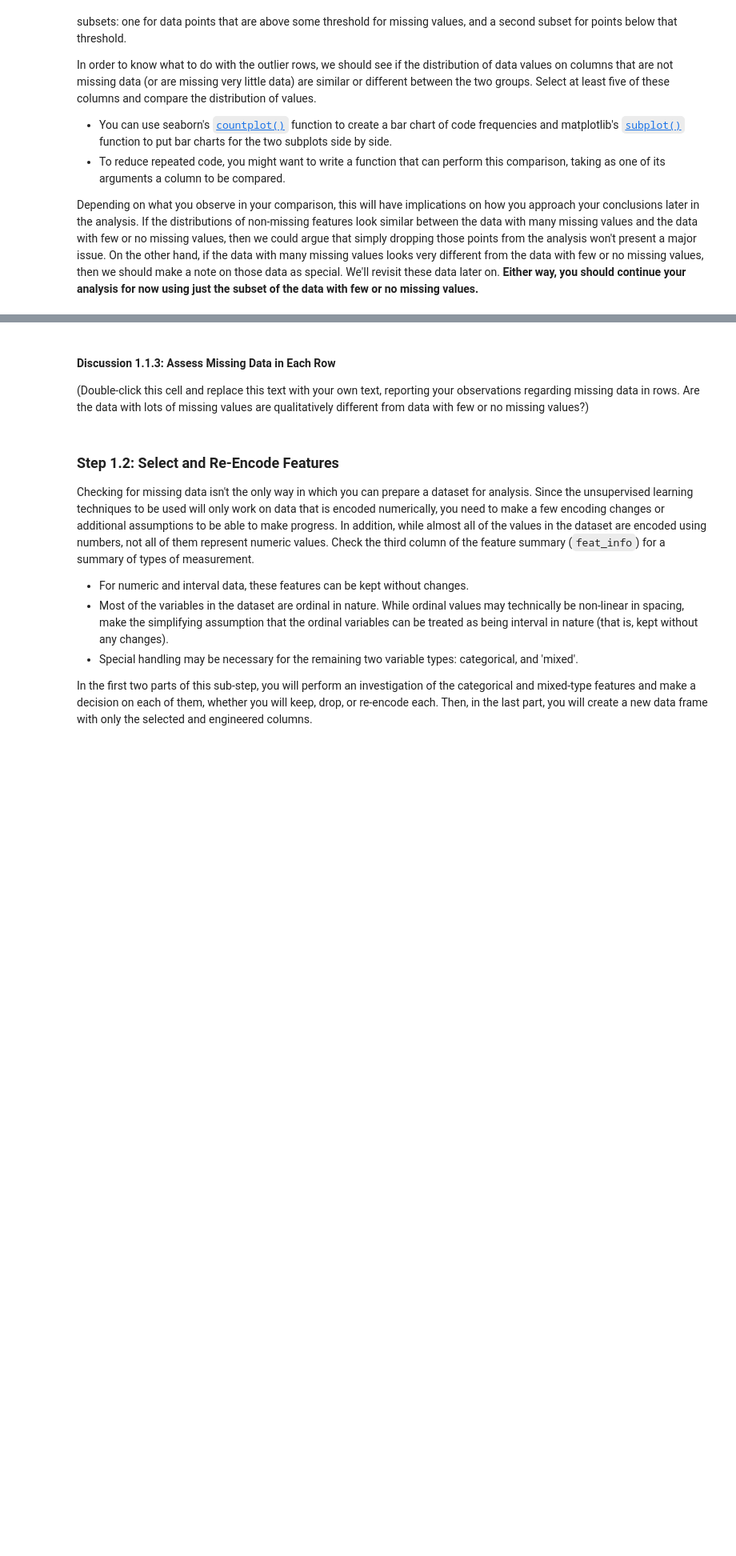
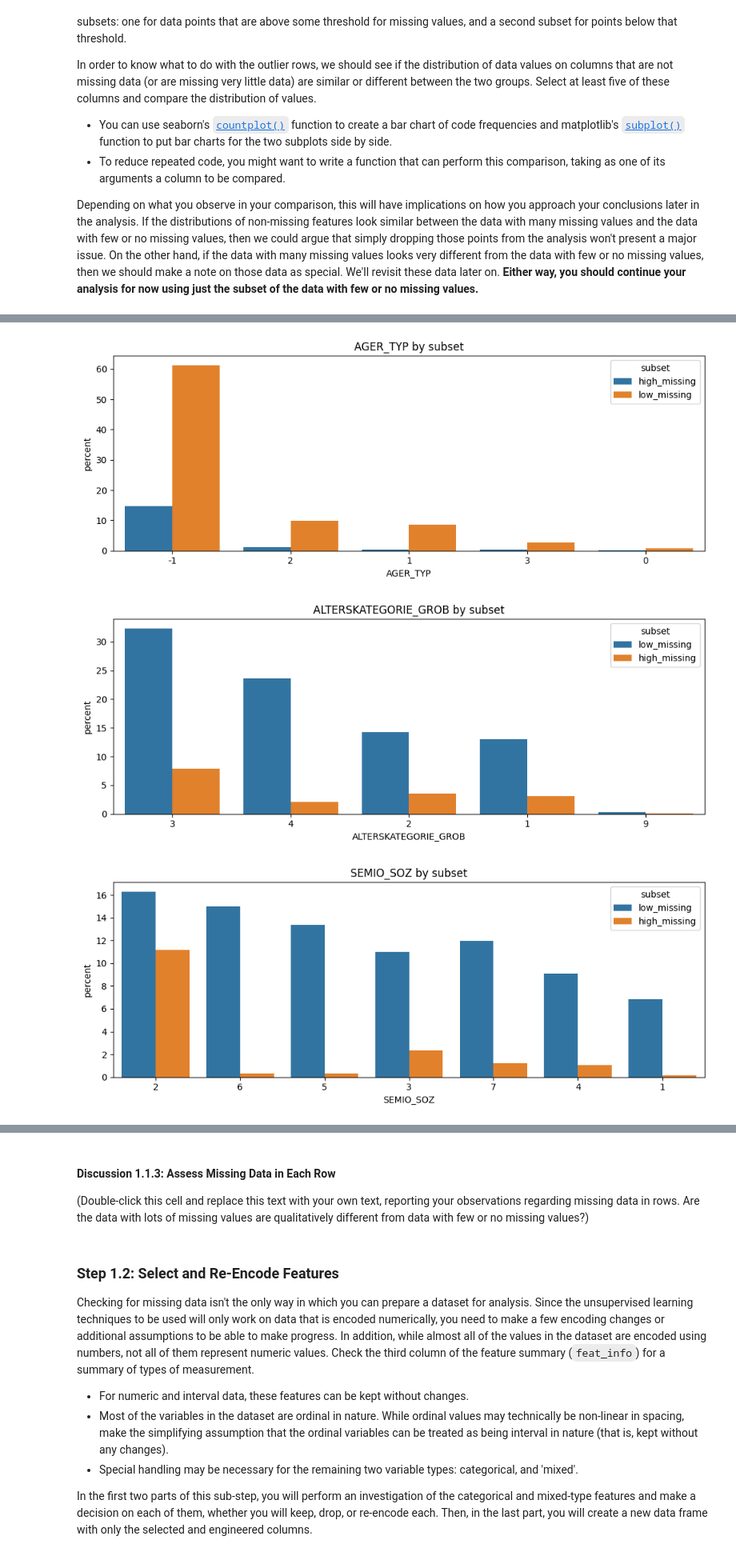
Before and after one commit to Diodak92/Intro-to-Machine-Learning-with-Pytorch, a Jupyter notebook: Identify_Customer_Segments/Identify_Customer_Segments.ipynb, the cells around one changed output, grey strips where cells are left out. Shown: that part at 80% size. Cells and saved outputs as stored; diff of their text form; code cells hidden in the pictures; blank space fills up the shorter version.

```diff
--- a/Identify_Customer_Segments/Identify_Customer_Segments.ipynb
+++ b/Identify_Customer_Segments/Identify_Customer_Segments.ipynb
@@ -127,3 +220,35 @@ Depending on what you observe in your comparison, this will have implications on
+# %%
+# Write code to divide the data into two subsets based on the number of missing
+# values in each row.
+pct_threshold = 5
+dem_gen_high_null_cnt = dem_general_df.loc[missing_row_vals_df['pct_missing'] >= pct_threshold]
+dem_gen_low_null_cnt = dem_general_df.loc[missing_row_vals_df['pct_missing'] < pct_threshold]
+# new subset with labels identifying rows with high and low counts of missing values
+dem_general_df_label = dem_general_df.copy()
+dem_general_df_label['subset'] = dem_general_df.isna().sum(axis=1)/dem_general_df.shape[1]*100
+dem_general_df_label['subset'] = dem_general_df_label['subset'].map(lambda x : 'high_missing' if x >= 5 else 'low_missing')
 # %%
 # Compare the distribution of values for at least five columns where there are
 # no or few missing values, between the two subsets.
+
+def compare_column_distributions(cols, df):
+    for col in cols:
+        plt.figure(figsize=(10, 4))
+        order = df[col].dropna().value_counts().index  # consistent order
+        sns.countplot(
+            data=df,
+            x=col,
+            hue="subset",
+            order=order,
+            stat="percent",
+        )
+        plt.title(f"{col} by subset")
+        plt.tight_layout()
+        plt.show()
+
+cols_to_comp = ["AGER_TYP", "ALTERSKATEGORIE_GROB", "SEMIO_SOZ", "ANREDE_KZ", "FINANZ_MINIMALIST"]
+compare_column_distributions(cols_to_comp, dem_general_df_label)
+# %% [output]
+[figure, added]
+[figure, added]
+[figure, added]
```
Also changed, not shown: parts of 17 cells of this notebook.
